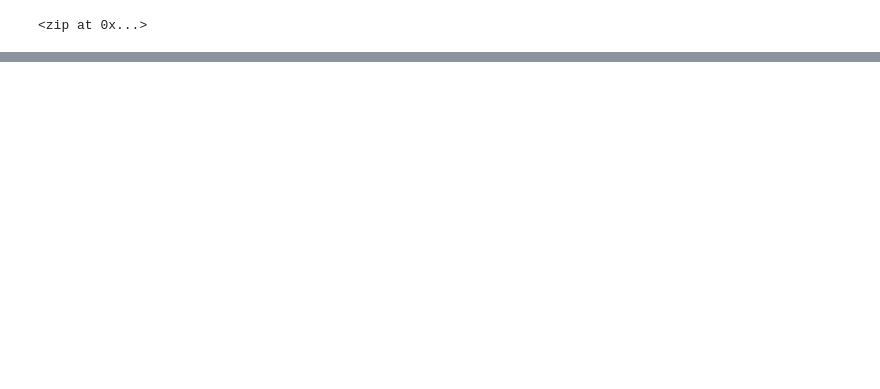
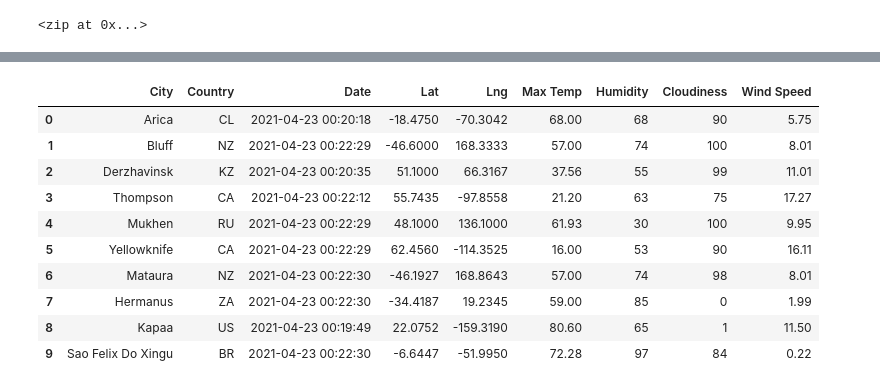
Before and after one commit to caseykotowski/World_Weather_Analysis, a Jupyter notebook: WeatherPy.ipynb, the cells around one changed output, grey strips where cells are left out. Saved outputs shown, nothing was run; the diff lists cells and outputs as text; code cells hidden in the pictures; blank space fills up the shorter version.

Commit message:
Complete weather DataFrame for >500 random cities

```diff
--- a/WeatherPy.ipynb
+++ b/WeatherPy.ipynb
@@ -33,0 +43,3 @@ len(cities)
+# %%
+# base URL
+url = "http://api.openweathermap.org/data/2.5/weather?q="
@@ -33,0 +125,18 @@ len(cities)
+# %%
+# Convert array of dictionaries to Pandas DataFrame
+city_data_df = pd.DataFrame(city_data)
+new_column_order = ["City", "Country", "Date", "Lat", "Lng", "Max Temp", "Humidity", "Cloudiness", "Wind Speed"]
+city_data_df = city_data_df[new_column_order]
+city_data_df.head(10)
+# %% [output]
+|  | City | Country | Date | Lat | Lng | Max Temp | Humidity | Cloudiness | Wind Speed |
+| 0 | Arica | CL | 2021-04-23 00:20:18 | -18.4750 | -70.3042 | 68.00 | 68 | 90 | 5.75 |
+| 1 | Bluff | NZ | 2021-04-23 00:22:29 | -46.6000 | 168.3333 | 57.00 | 74 | 100 | 8.01 |
+| 2 | Derzhavinsk | KZ | 2021-04-23 00:20:35 | 51.1000 | 66.3167 | 37.56 | 55 | 99 | 11.01 |
+| 3 | Thompson | CA | 2021-04-23 00:22:12 | 55.7435 | -97.8558 | 21.20 | 63 | 75 | 17.27 |
+| 4 | Mukhen | RU | 2021-04-23 00:22:29 | 48.1000 | 136.1000 | 61.93 | 30 | 100 | 9.95 |
+| 5 | Yellowknife | CA | 2021-04-23 00:22:29 | 62.4560 | -114.3525 | 16.00 | 53 | 90 | 16.11 |
+| 6 | Mataura | NZ | 2021-04-23 00:22:30 | -46.1927 | 168.8643 | 57.00 | 74 | 98 | 8.01 |
+| 7 | Hermanus | ZA | 2021-04-23 00:22:30 | -34.4187 | 19.2345 | 59.00 | 85 | 0 | 1.99 |
+| 8 | Kapaa | US | 2021-04-23 00:19:49 | 22.0752 | -159.3190 | 80.60 | 65 | 1 | 11.50 |
+| 9 | Sao Felix Do Xingu | BR | 2021-04-23 00:22:30 | -6.6447 | -51.9950 | 72.28 | 97 | 84 | 0.22 |
```
Also changed, not shown: parts of 4 cells of this notebook, 2 other files.
